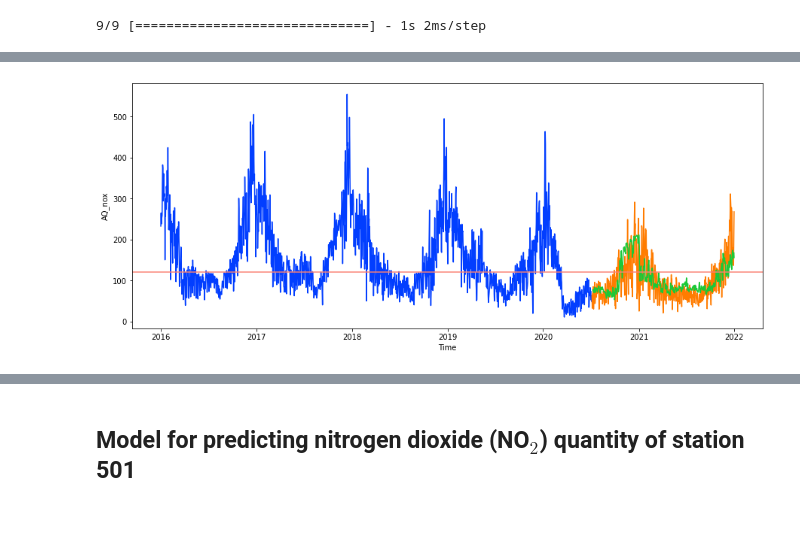
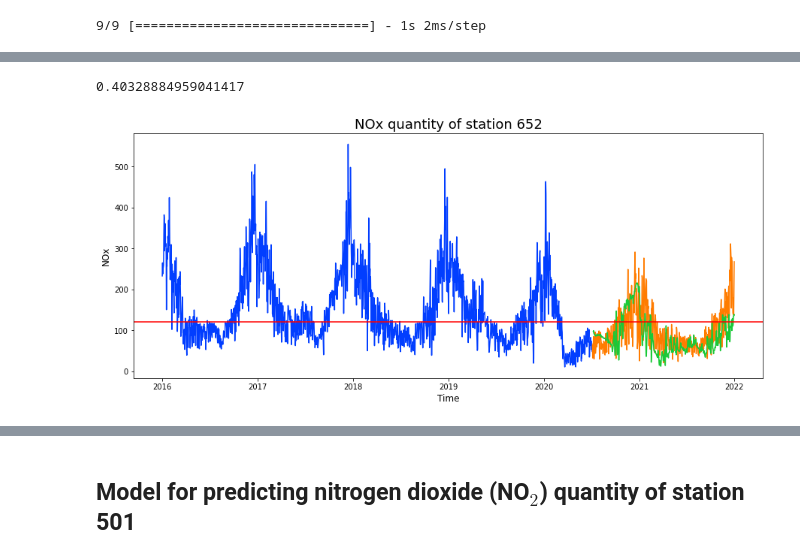
Before and after one commit to kant-ch/Air_Quality_Prediction, a Jupyter notebook: Working_code.ipynb, the cells around one changed output, grey strips where cells are left out. Drawn from its saved outputs; the diff is of its cells as text; code cells hidden in the pictures; blank space fills up the shorter version.

```diff
--- a/Working_code.ipynb
+++ b/Working_code.ipynb
@@ -475,3 +549,14 @@ def test_pred_graph(test, preds, quality_title, station):
+# %%
+def nn_result_graph(quality_title, station, aqi=None, length=3, color='red'):
+    plt.figure(figsize=(15,6))
+    sns.lineplot(x=X_train.index, y=y_train)
+    sns.lineplot(x=X_test.index, y=y_test)
+    sns.lineplot(x=X_test.index[length:], y=y_preds[:,0])
+    plt.title(f'{quality_title} quantity of station {station}',fontsize=18)
+    plt.ylabel(quality_title, fontsize=12)
+    plt.xlabel('Time', fontsize=12)
+    if aqi != None:
+        plt.axhline(aqi,color=color);
 # %% [markdown]
 ## Model for predicting nitrogen oxide (NO$_{x}$) quantity of station 652
 # %% [markdown]
@@ -790,8 +754,8 @@ y_preds = model.predict(test_sequences)
+# %%
+mean_absolute_percentage_error(y_test[3:], y_preds)
+# %% [output]
+0.40328884959041417
 # %%
-plt.figure(figsize=(15,6))
-sns.lineplot(x=X_train.index, y=y_train)
-sns.lineplot(x=X_test.index, y=y_test)
-sns.lineplot(x=X_test.index[3:], y=y_preds[:,0])
-plt.axhline(120,color='red');
+nn_result_graph('NOx', '652', aqi=120)
 # %% [output]
-[figure, old version]
+[figure, new version]
```
Also changed, not shown: parts of 103 cells of this notebook, 7 other files.
